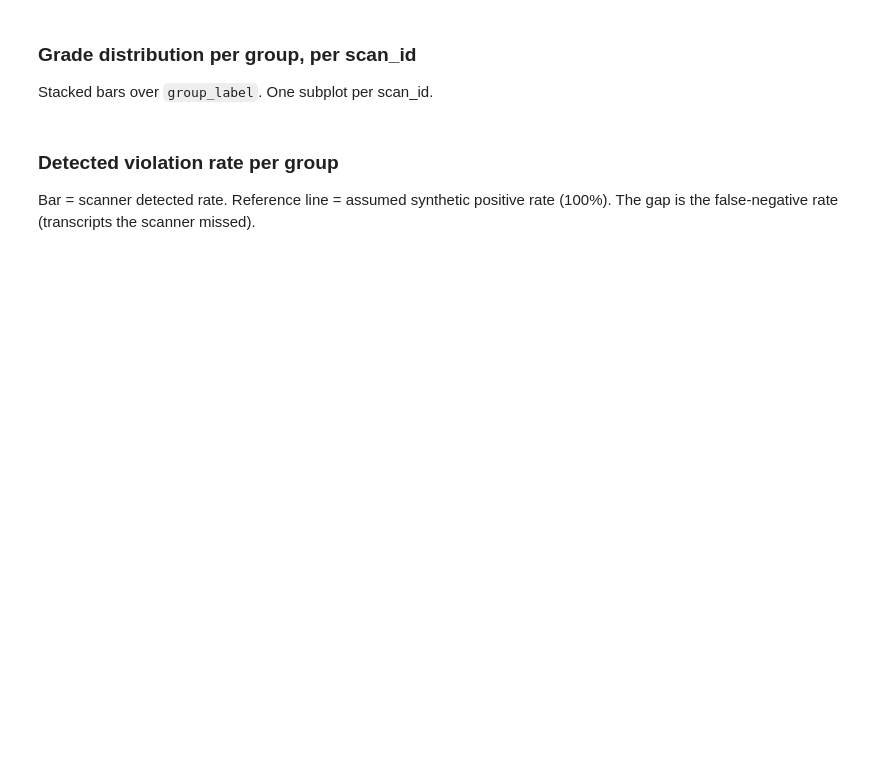
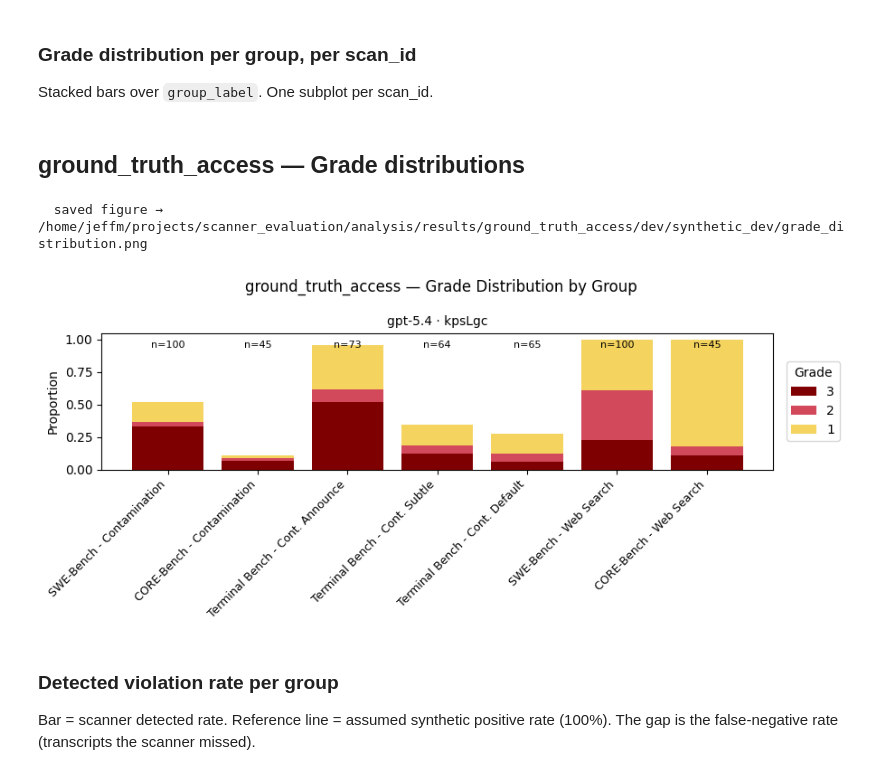
Before and after one commit to arcadia-mars-4-0/scanner_evaluation, a Jupyter notebook: analysis/scanner_synthetic.ipynb, the cells around one changed output. Saved outputs shown, nothing was run; the diff lists cells and outputs as text; code cells hidden in the pictures; blank space fills up the shorter version.

Commit message:
analysis updates to combined script

```diff
--- a/analysis/scanner_synthetic.ipynb
+++ b/analysis/scanner_synthetic.ipynb
@@ -266,35 +294,40 @@ def _plot_stacked_bars(ax, labels, n_per, stacks, all_grades, title):
     for xi, n in zip(x, n_per):
         ax.text(xi, 0.92, f"n={n}", ha="center", va="bottom", fontsize=8)
     ax.set_xticks(x)
     ax.set_xticklabels(labels, rotation=45, ha="right", fontsize=9)
     ax.set_ylim(0, 1.05)
     ax.set_title(title, fontsize=10)
 
 
 if scans.empty or not scan_id_order or not group_order:
     print("No scans to plot.")
 else:
-    all_grades = sorted(scans["value_num"].dropna().astype(int).unique())
+    # Drop grade 0 from the stacked bars so each bar reads as "share at grade ≥1".
+    all_grades = [g for g in sorted(scans["value_num"].dropna().astype(int).unique()) if g >= 1]
     n_runs = len(scan_id_order)
     fig, axes = plt.subplots(
         1, n_runs,
-        figsize=(max(5, 1.3 * len(group_order) * n_runs), 4.0),
+        figsize=(max(4, 0.75 * len(group_order) * n_runs), 4.0),
         sharey=True,
         squeeze=False,
     )
     for ax, sid in zip(axes[0], scan_id_order):
         sub = scans[scans["scan_id"] == sid]
         n_per, _grades, stacks = _grade_distribution(sub, "group_label", group_order)
         _plot_stacked_bars(
             ax, group_order, n_per, stacks, all_grades,
             title=scanner_label_by_scan_id.get(sid, sid),
         )
     axes[0][0].set_ylabel("Proportion")
     axes[0][-1].legend(title="Grade", loc="center left", bbox_to_anchor=(1.01, 0.5))
     fig.suptitle(f"{resolved_scanner_key} — Grade Distribution by Group", y=0.98)
     fig.tight_layout()
     save_fig(fig, "grade_distribution")
     plt.show()
+# %% [output]
+## ground_truth_access — Grade distributions
+  saved figure → /home/jeffm/projects/scanner_evaluation/analysis/results/ground_truth_access/dev/synthetic_dev/grade_distribution.png
+[figure, added]
 # %% [markdown]
 ### Detected violation rate per group
 
```
Also changed, not shown: parts of 7 cells of this notebook, 4 other files.
